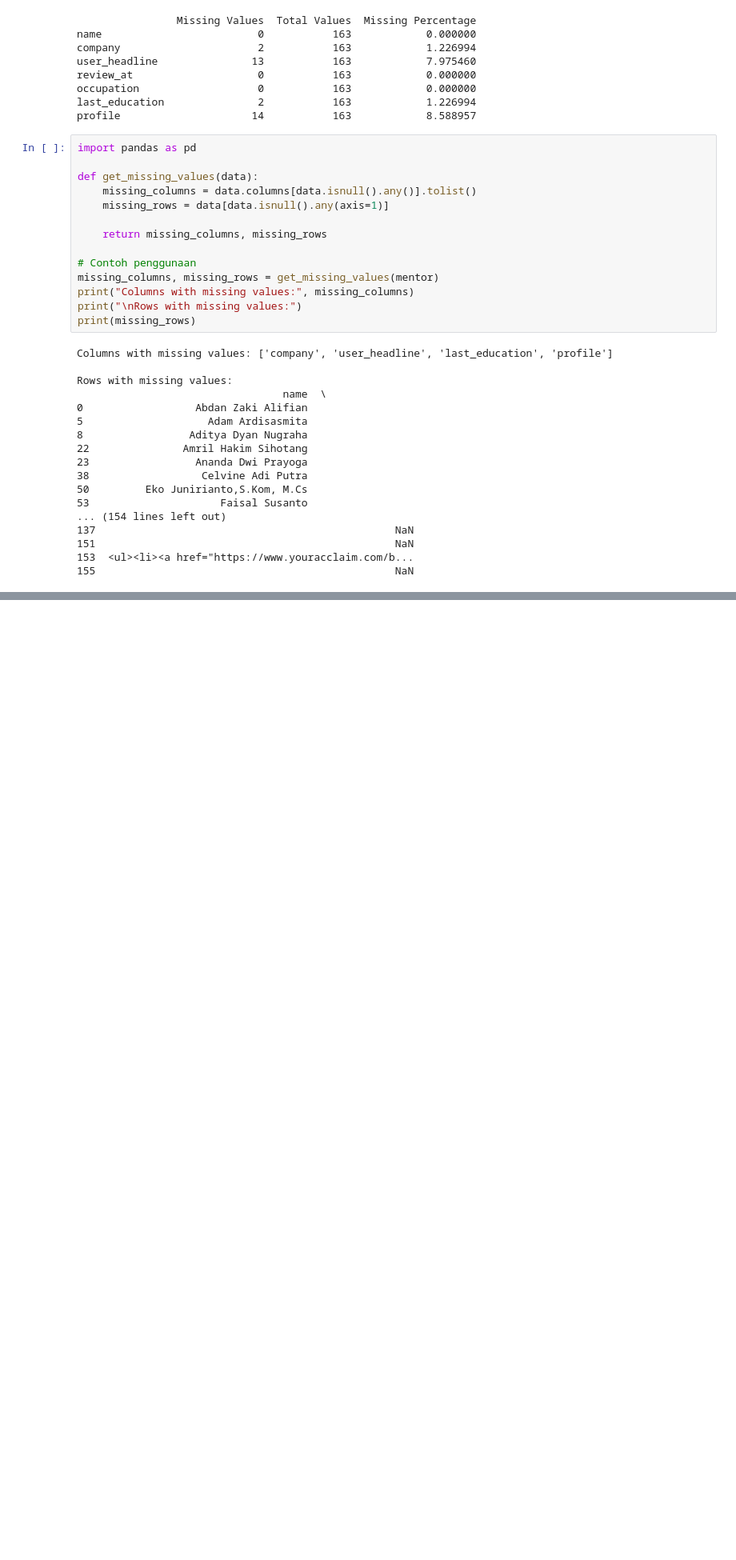
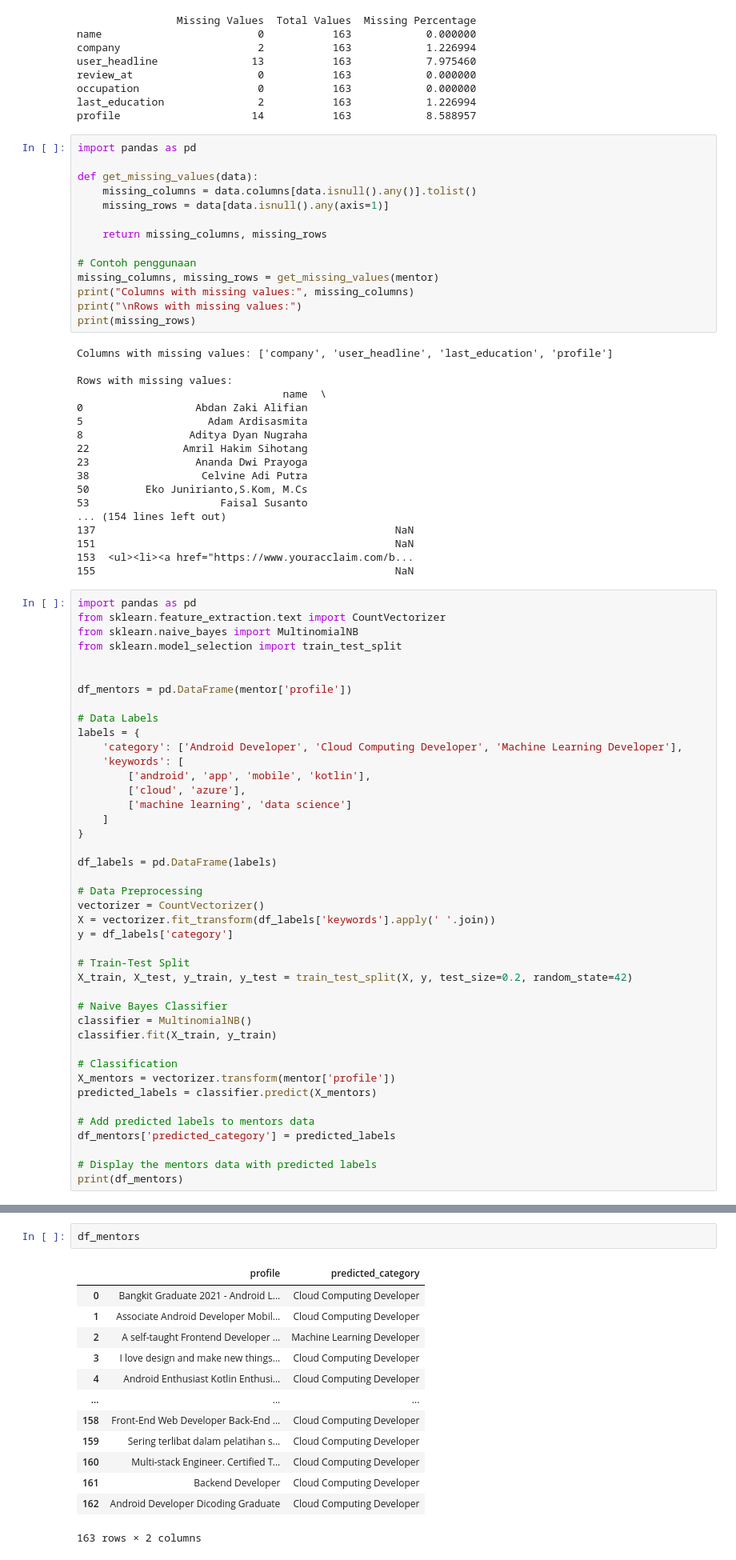
Before and after one commit to abdinegara783/ML-Mentoring-Platform-Dicoding, a Jupyter notebook: Recommender_System_Fix.ipynb, the cells around one changed output, grey strips where cells are left out. Shown: that part at 80% size. Drawn from its saved outputs; the diff is of its cells as text; blank space fills up the shorter version.

```diff
--- a/Recommender_System_Fix.ipynb
+++ b/Recommender_System_Fix.ipynb
@@ -147,3 +147,45 @@ Rows with missing values:
 151                                                NaN
 153  <ul><li><a href="https://www.youracclaim.com/b...
 155                                                NaN
+# %%
+import pandas as pd
+from sklearn.feature_extraction.text import CountVectorizer
+from sklearn.naive_bayes import MultinomialNB
+from sklearn.model_selection import train_test_split
+
+
+df_mentors = pd.DataFrame(mentor['profile'])
+
+# Data Labels
+labels = {
+    'category': ['Android Developer', 'Cloud Computing Developer', 'Machine Learning Developer'],
+    'keywords': [
+        ['android', 'app', 'mobile', 'kotlin'],
+        ['cloud', 'azure'],
+        ['machine learning', 'data science']
+    ]
+}
+
+df_labels = pd.DataFrame(labels)
+
+# Data Preprocessing
+vectorizer = CountVectorizer()
+X = vectorizer.fit_transform(df_labels['keywords'].apply(' '.join))
+y = df_labels['category']
+
+# Train-Test Split
+X_train, X_test, y_train, y_test = train_test_split(X, y, test_size=0.2, random_state=42)
+
+# Naive Bayes Classifier
+classifier = MultinomialNB()
+classifier.fit(X_train, y_train)
+
+# Classification
+X_mentors = vectorizer.transform(mentor['profile'])
+predicted_labels = classifier.predict(X_mentors)
+
+# Add predicted labels to mentors data
+df_mentors['predicted_category'] = predicted_labels
+
+# Display the mentors data with predicted labels
+print(df_mentors)
@@ -149,0 +210,16 @@ Rows with missing values:
+# %%
+df_mentors
+# %% [output]
+|  | profile | predicted_category |
+| 0 | Bangkit Graduate 2021 - Android L... | Cloud Computing Developer |
+| 1 | Associate Android Developer Mobil... | Cloud Computing Developer |
+| 2 | A self-taught Frontend Developer ... | Machine Learning Developer |
+| 3 | I love design and make new things... | Cloud Computing Developer |
+| 4 | Android Enthusiast Kotlin Enthusi... | Cloud Computing Developer |
+| ... | ... | ... |
+| 158 | Front-End Web Developer Back-End ... | Cloud Computing Developer |
+| 159 | Sering terlibat dalam pelatihan s... | Cloud Computing Developer |
+| 160 | Multi-stack Engineer. Certified T... | Cloud Computing Developer |
+| 161 | Backend Developer | Cloud Computing Developer |
+| 162 | Android Developer Dicoding Graduate | Cloud Computing Developer |
+163 rows × 2 columns
```
Also changed, not shown: parts of 2 cells of this notebook.
